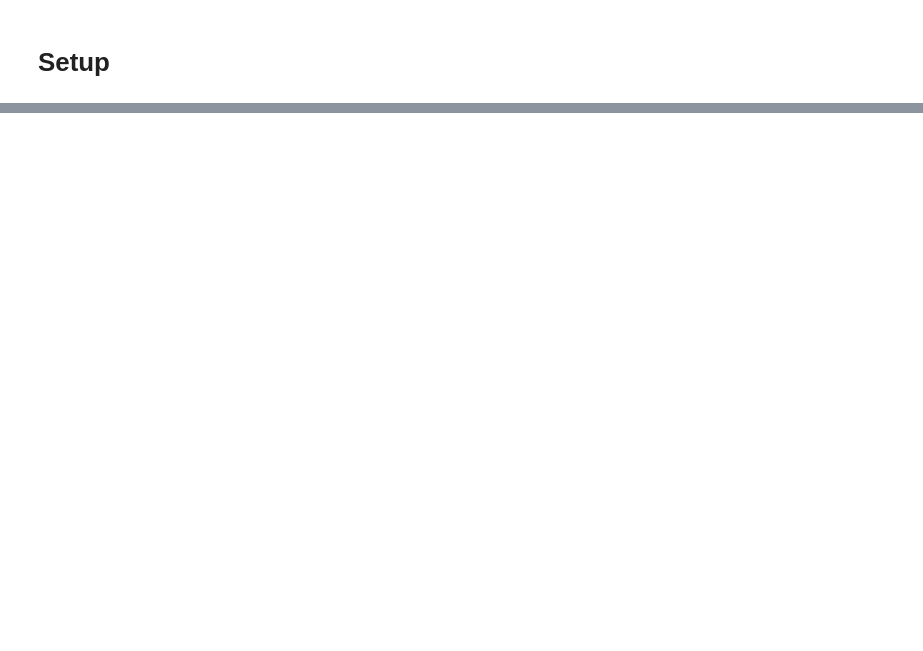
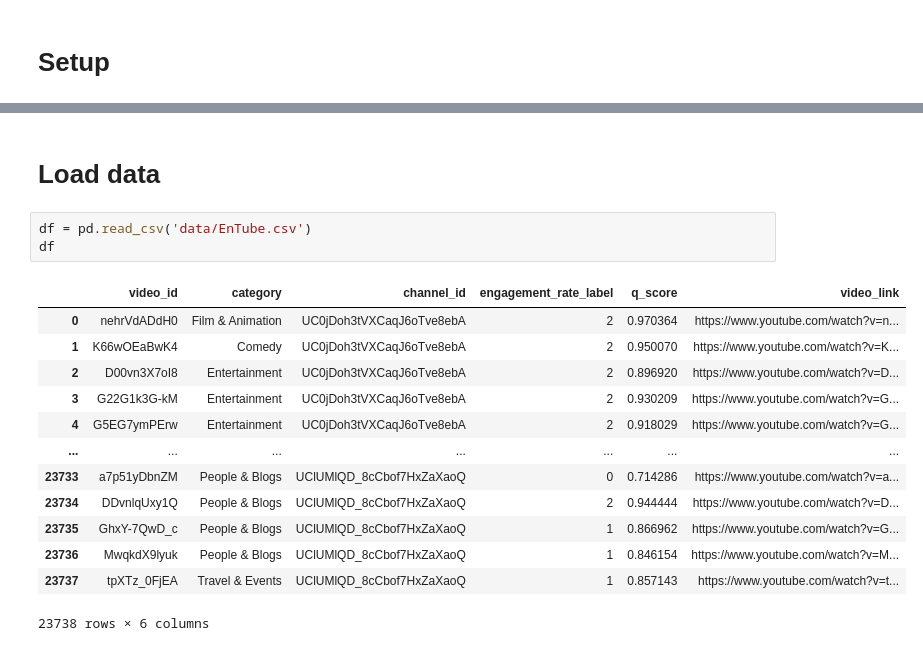
Before and after one commit to knightstark7/XAI-4-YoutubeEngagement, a Jupyter notebook: prepare_data.ipynb, the cells around one changed output, grey strips where cells are left out. Drawn from its saved outputs; the diff is of its cells as text; blank space fills up the shorter version.

Commit message:
upload initial code to process entube data

```diff
--- a/prepare_data.ipynb
+++ b/prepare_data.ipynb
@@ -396,0 +17,19 @@ KeyboardInterrupt:
+# %% [markdown]
+# Load data
+# %%
+df = pd.read_csv('data/EnTube.csv')
+df
+# %% [output]
+|  | video_id | category | channel_id | engagement_rate_label | q_score | video_link |
+| 0 | nehrVdADdH0 | Film & Animation | UC0jDoh3tVXCaqJ6oTve8ebA | 2 | 0.970364 | https://www.youtube.com/watch?v=n... |
+| 1 | K66wOEaBwK4 | Comedy | UC0jDoh3tVXCaqJ6oTve8ebA | 2 | 0.950070 | https://www.youtube.com/watch?v=K... |
+| 2 | D00vn3X7oI8 | Entertainment | UC0jDoh3tVXCaqJ6oTve8ebA | 2 | 0.896920 | https://www.youtube.com/watch?v=D... |
+| 3 | G22G1k3G-kM | Entertainment | UC0jDoh3tVXCaqJ6oTve8ebA | 2 | 0.930209 | https://www.youtube.com/watch?v=G... |
+| 4 | G5EG7ymPErw | Entertainment | UC0jDoh3tVXCaqJ6oTve8ebA | 2 | 0.918029 | https://www.youtube.com/watch?v=G... |
+| ... | ... | ... | ... | ... | ... | ... |
+| 23733 | a7p51yDbnZM | People & Blogs | UClUMlQD_8cCbof7HxZaXaoQ | 0 | 0.714286 | https://www.youtube.com/watch?v=a... |
+| 23734 | DDvnlqUxy1Q | People & Blogs | UClUMlQD_8cCbof7HxZaXaoQ | 2 | 0.944444 | https://www.youtube.com/watch?v=D... |
+| 23735 | GhxY-7QwD_c | People & Blogs | UClUMlQD_8cCbof7HxZaXaoQ | 1 | 0.866962 | https://www.youtube.com/watch?v=G... |
+| 23736 | MwqkdX9lyuk | People & Blogs | UClUMlQD_8cCbof7HxZaXaoQ | 1 | 0.846154 | https://www.youtube.com/watch?v=M... |
+| 23737 | tpXTz_0FjEA | Travel & Events | UClUMlQD_8cCbof7HxZaXaoQ | 1 | 0.857143 | https://www.youtube.com/watch?v=t... |
+23738 rows × 6 columns
```
Also changed, not shown: parts of 45 cells of this notebook, 11 other files.
